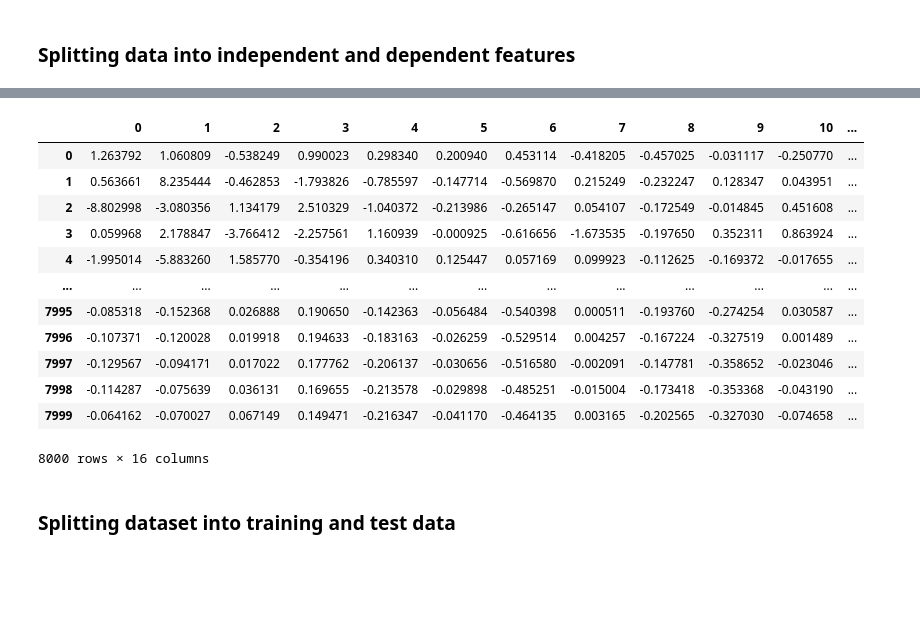
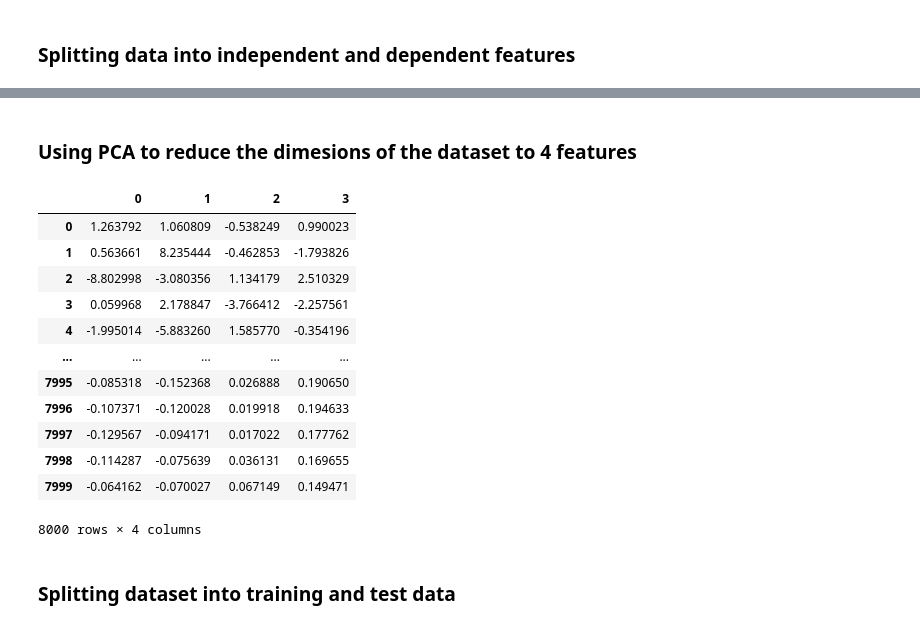
Before and after one commit to vishalprasad1912/Epileptic-Seizure-Identification-Project, a Jupyter notebook: EEG Detection.ipynb, the cells around one changed output, grey strips where cells are left out. Saved outputs shown, nothing was run; the diff lists cells and outputs as text; code cells hidden in the pictures; blank space fills up the shorter version.

Commit message:
PCA reduced features to 4

```diff
--- a/EEG Detection.ipynb
+++ b/EEG Detection.ipynb
@@ -15,7 +15,7 @@ import warnings
 warnings.filterwarnings('ignore')
 # %%
 # load dataset
-dataset = pd.read_csv(r"C:\Users\VISHAL\Desktop\ml_stuff\college\Projects\EEG Detection\dataset\BEED_Data.csv")
+dataset = pd.read_csv("BEED_Data.csv")
 # %% [markdown]
 ## Performing Exploratory Data Analysis (EDA)
 # %%
@@ -192,19 +206,31 @@ X_pca = pd.DataFrame(pca.fit_transform(X_scaled))
+# %% [markdown]
+### Using PCA to reduce the dimesions of the dataset to 4 features
 # %%
-X_pca
+# PCA works well when the dataset is Standardized (mean = 0, std = 1)
+from sklearn.preprocessing import StandardScaler
+from sklearn.decomposition import PCA
+pca_4f = PCA(n_components=4)
+scaler = StandardScaler()
+
+X_scaled = pd.DataFrame(scaler.fit_transform(X), columns=X.columns)
+
+X_pca_4f = pd.DataFrame(pca_4f.fit_transform(X_scaled))
-# %% [output]
-|  | 0 | 1 | 2 | 3 | 4 | 5 | 6 | 7 | 8 | 9 | 10 | ... |
-| 0 | 1.263792 | 1.060809 | -0.538249 | 0.990023 | 0.298340 | 0.200940 | 0.453114 | -0.418205 | -0.457025 | -0.031117 | -0.250770 | ... |
-| 1 | 0.563661 | 8.235444 | -0.462853 | -1.793826 | -0.785597 | -0.147714 | -0.569870 | 0.215249 | -0.232247 | 0.128347 | 0.043951 | ... |
-| 2 | -8.802998 | -3.080356 | 1.134179 | 2.510329 | -1.040372 | -0.213986 | -0.265147 | 0.054107 | -0.172549 | -0.014845 | 0.451608 | ... |
-| 3 | 0.059968 | 2.178847 | -3.766412 | -2.257561 | 1.160939 | -0.000925 | -0.616656 | -1.673535 | -0.197650 | 0.352311 | 0.863924 | ... |
-| 4 | -1.995014 | -5.883260 | 1.585770 | -0.354196 | 0.340310 | 0.125447 | 0.057169 | 0.099923 | -0.112625 | -0.169372 | -0.017655 | ... |
-| ... | ... | ... | ... | ... | ... | ... | ... | ... | ... | ... | ... | ... |
-| 7995 | -0.085318 | -0.152368 | 0.026888 | 0.190650 | -0.142363 | -0.056484 | -0.540398 | 0.000511 | -0.193760 | -0.274254 | 0.030587 | ... |
-| 7996 | -0.107371 | -0.120028 | 0.019918 | 0.194633 | -0.183163 | -0.026259 | -0.529514 | 0.004257 | -0.167224 | -0.327519 | 0.001489 | ... |
-| 7997 | -0.129567 | -0.094171 | 0.017022 | 0.177762 | -0.206137 | -0.030656 | -0.516580 | -0.002091 | -0.147781 | -0.358652 | -0.023046 | ... |
-| 7998 | -0.114287 | -0.075639 | 0.036131 | 0.169655 | -0.213578 | -0.029898 | -0.485251 | -0.015004 | -0.173418 | -0.353368 | -0.043190 | ... |
-| 7999 | -0.064162 | -0.070027 | 0.067149 | 0.149471 | -0.216347 | -0.041170 | -0.464135 | 0.003165 | -0.202565 | -0.327030 | -0.074658 | ... |
-8000 rows × 16 columns
+# %%
+X_pca_4f
+# %% [output]
+|  | 0 | 1 | 2 | 3 |
+| 0 | 1.263792 | 1.060809 | -0.538249 | 0.990023 |
+| 1 | 0.563661 | 8.235444 | -0.462853 | -1.793826 |
+| 2 | -8.802998 | -3.080356 | 1.134179 | 2.510329 |
+| 3 | 0.059968 | 2.178847 | -3.766412 | -2.257561 |
+| 4 | -1.995014 | -5.883260 | 1.585770 | -0.354196 |
+| ... | ... | ... | ... | ... |
+| 7995 | -0.085318 | -0.152368 | 0.026888 | 0.190650 |
+| 7996 | -0.107371 | -0.120028 | 0.019918 | 0.194633 |
+| 7997 | -0.129567 | -0.094171 | 0.017022 | 0.177762 |
+| 7998 | -0.114287 | -0.075639 | 0.036131 | 0.169655 |
+| 7999 | -0.064162 | -0.070027 | 0.067149 | 0.149471 |
+8000 rows × 4 columns
 # %% [markdown]
 ### Splitting dataset into training and test data
 # %%
```
Also changed, not shown: parts of 10 cells of this notebook, 1 other file.
